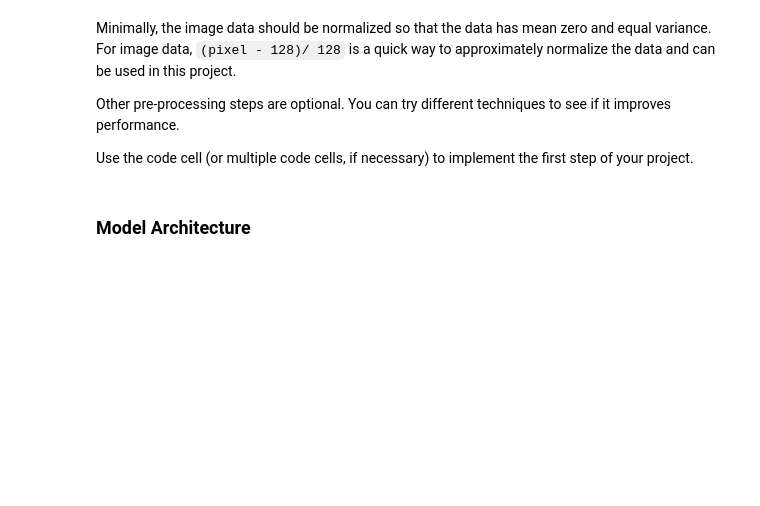
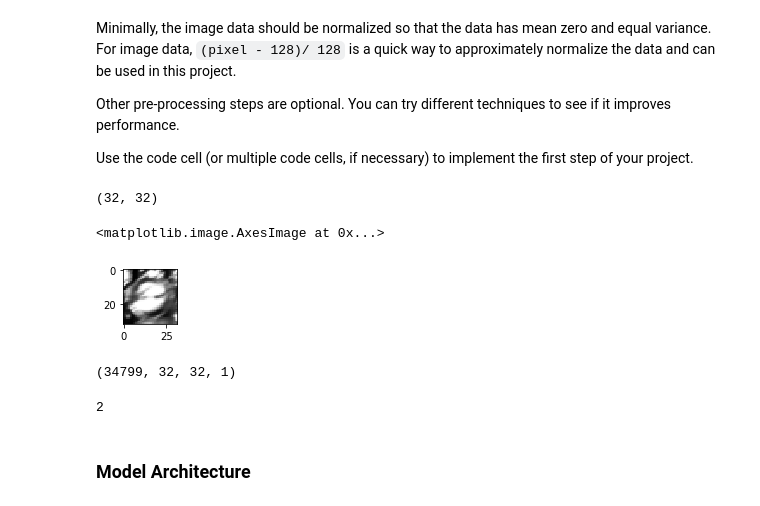
Before and after one commit to mehmety888/traffic_sign_classifier, a Jupyter notebook: Traffic_Sign_Classifier.ipynb, the cells around one changed output. Cells and saved outputs as stored; diff of their text form; code cells hidden in the pictures; blank space fills up the shorter version.

```diff
--- a/Traffic_Sign_Classifier.ipynb
+++ b/Traffic_Sign_Classifier.ipynb
@@ -224,5 +224,31 @@ Use the code cell (or multiple code cells, if necessary) to implement the first
 ### Preprocess the data here. It is required to normalize the data. Other preprocessing steps could include
 ### converting to grayscale, etc.
 ### Feel free to use as many code cells as needed.
+from sklearn.utils import shuffle
+X_train, y_train = shuffle(X_train, y_train)
+# %%
+index = random.randint(0, len(X_train))
+image = X_train[index]
+gray=cv2.cvtColor(image,cv2.COLOR_RGB2GRAY)
+print(gray.shape)
+plt.figure(figsize=(1,1))
+plt.imshow(gray,cmap="gray")
+# %% [output]
+(32, 32)
+<matplotlib.image.AxesImage at 0x...>
+[figure, added]
+# %%
+X_train_gray = np.ndarray(shape =[34799, 32, 32, 1], dtype=int)
+for i in range(len(X_train)):
+    X_train_gray[i] = np.atleast_3d(cv2.cvtColor(X_train[i],cv2.COLOR_RGB2GRAY))
+print(X_train_gray.shape)
+# %% [output]
+(34799, 32, 32, 1)
+# %%
+def normalize(x):
+    return (x.astype(float) - 128) / 128
+X_train_gray_normalized = normalize(X_train_gray)
+# %% [output]
+2
 # %% [markdown]
 ### Model Architecture
```
Also changed, not shown: parts of 3 cells of this notebook.
